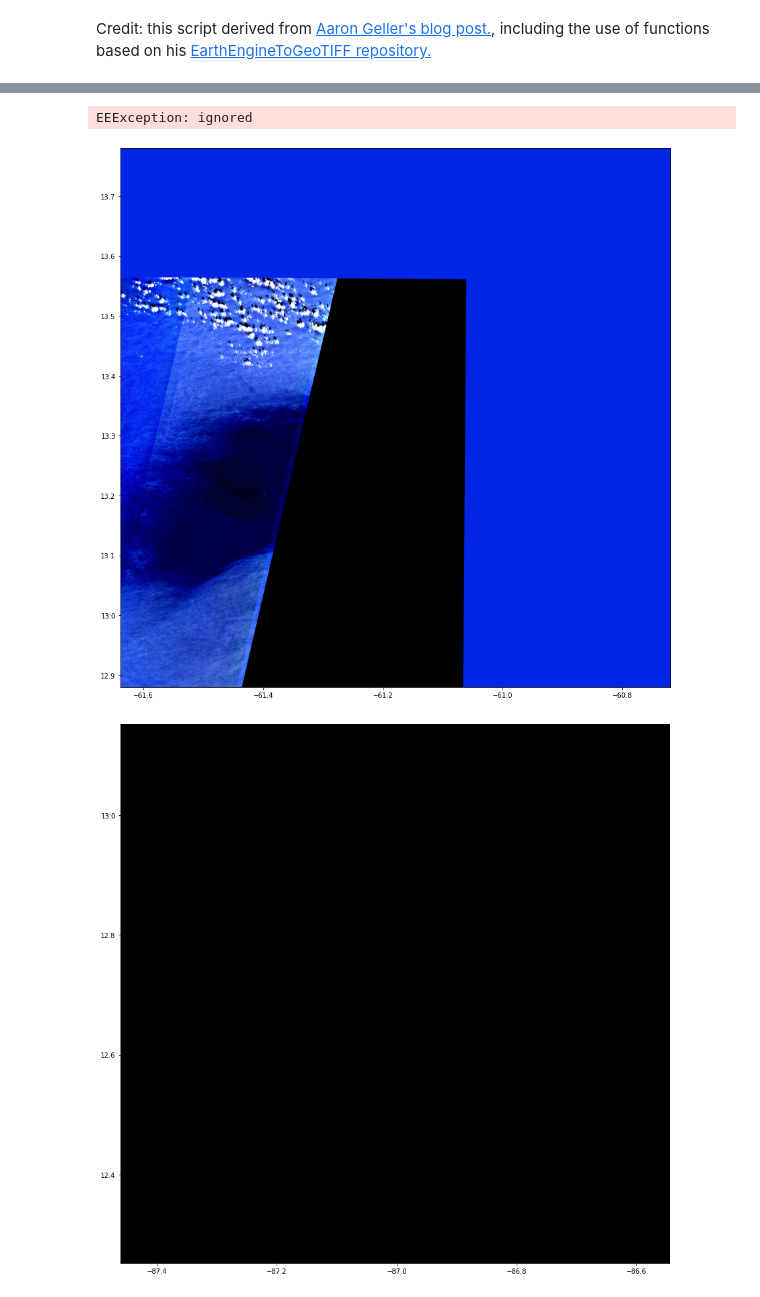
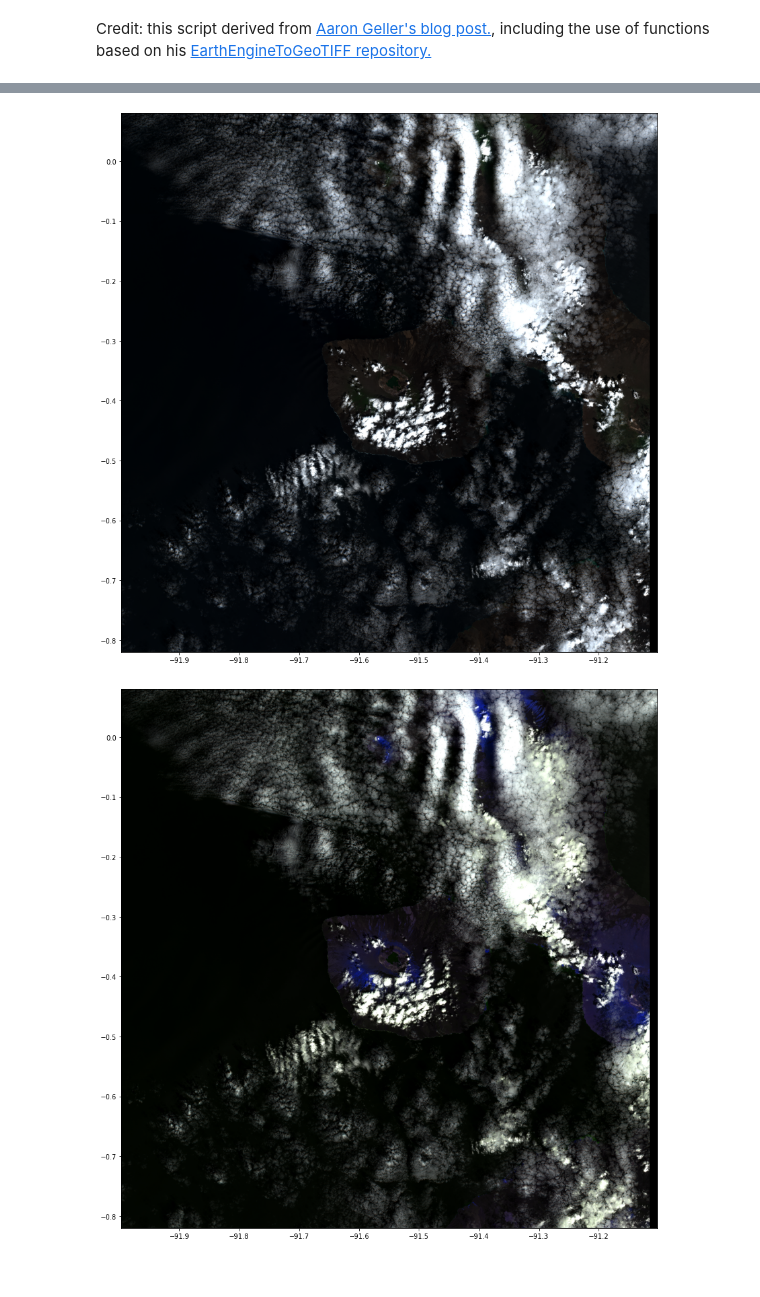
Before and after one commit to mackzlee/volcanic-disaster-recovery, a Jupyter notebook: Volcano_Download_script.ipynb, the cells around one changed output, grey strips where cells are left out. Drawn from its saved outputs; the diff is of its cells as text; code cells hidden in the pictures.

Commit message:
Stack multiple images to get complete picture

```diff
--- a/Volcano_Download_script.ipynb
+++ b/Volcano_Download_script.ipynb
@@ -157,10 +193,2 @@ Enter verification code: 4/1AX4XfWhw-ekGFOQZztQipyQ7eoHA05acuymDraacjHtYIqkEmlax
 
 Successfully saved authorization token.
-# %%
-# connect to google drive
-from google.colab import drive
-drive.mount('/content/drive', force_remount=True)
-
-targets = pd.read_excel("/content/drive/My Drive/Volcano_datasets/Sample Eruptions.xlsx")
-
-image_directory = "/content/drive/My Drive/Volcano_datasets/Satellite_images/"
@@ -169,28 +195,41 @@ Mounted at /content/drive
 # %%
-
-
 target_size_km = 50000
-for i_eruption in range(1,targets.shape[0]):
+for i_eruption in range(24,25):
     volc = targets.loc[i_eruption]
     v_name = re.sub(r"[,.]","",re.sub(r"\s+", "_",volc["Volcano Name"]))
-    date =volc["Start Date"]
-    volc_file_name = f'{image_directory}{volc["Volcano Number"]}_{v_name}_{volc["Eruption Number"]}_{date}'
+    print(v_name)
+    start_date = datetime(volc["Start Date"]
+    if volc["Start Date"] != volc["End Date"]:
+        volc_file_name = f'{OUTPUT_IMAGE_DIR}{volc["Volcano Number"]:.0f}_{v_name}_{volc["Eruption Number"]}_{date}'
 
-    print(i_eruption, volc_file_name)
-      # just get one for now
+        print(i_eruption, volc_file_name)
+          # just get one for now
 
-    _ = getSentinalS2SRImage(volc["Longitude"], volc["Latitude"], target_size_km,volc_file_name+".tif",
-                             dateMin = volc["Start Date"], dateMax = volc["End Date"])
+        _ = getSentinalS2SRImage(volc["Longitude"], volc["Latitude"], target_size_km,
+                                 volc_file_name+".tif",volc_file_name+"_NIR.tif",
+                                dateMin = volc["Start Date"], dateMax = volc["End Date"])
 
-    f,ax = plt.subplots(figsize=(15,15))
+        f,ax = plt.subplots(figsize=(15,15))
 
-    img = rasterio.open(volc_file_name+".tif")
+        img = rasterio.open(volc_file_name+".tif")
 
-    showRasterio(img.read(), ax = ax, transform=img.transform)
+        showRasterio(img.read(), ax = ax, transform=img.transform)
 
-    f.savefig(volc_file_name+".png", bbox_inches='tight')
+        f.savefig(volc_file_name+".png", bbox_inches='tight')
 
-    img.close()
+        img.close()
 
-    os.remove(volc_file_name+".tif")
+        os.remove(volc_file_name+".tif")
+
+        f,ax = plt.subplots(figsize=(15,15))
+
+        img = rasterio.open(volc_file_name+"_NIR.tif")
+
+        showRasterio(img.read(), ax = ax, transform=img.transform)
+
+        f.savefig(volc_file_name+"_NIR.png", bbox_inches='tight')
+
+        img.close()
+
+        os.remove(volc_file_name+"_NIR.tif")
 # %% [output]
@@ -217,3 +244,2 @@ Downloading Sentinel S2 Surface Reflectance satellite images ...
-EEException: ignored
-[figure, old version]
+[figure, new version]
-[figure, old version]
+[figure, new version]
```
Also changed, not shown: parts of 6 cells of this notebook.
